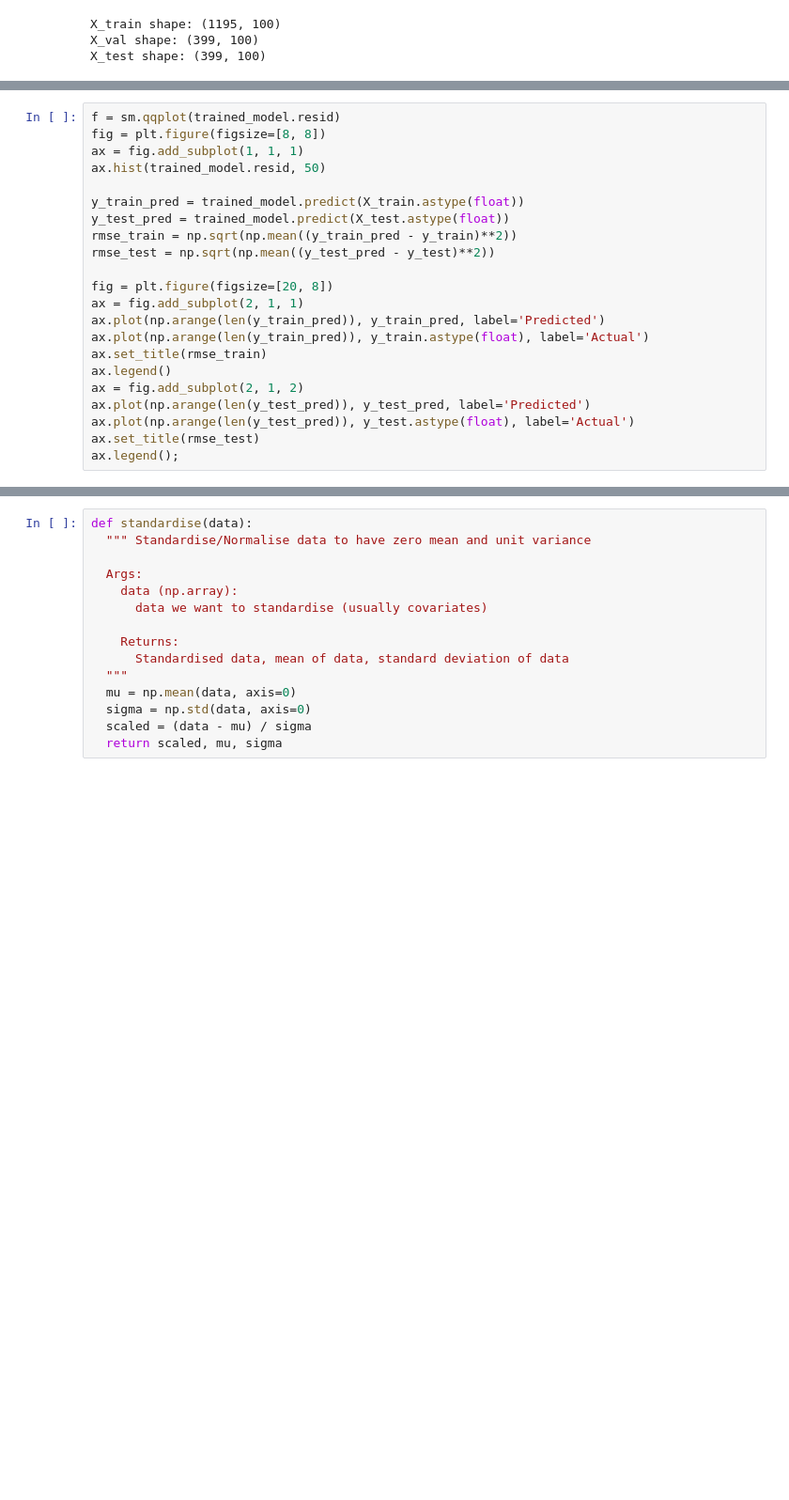
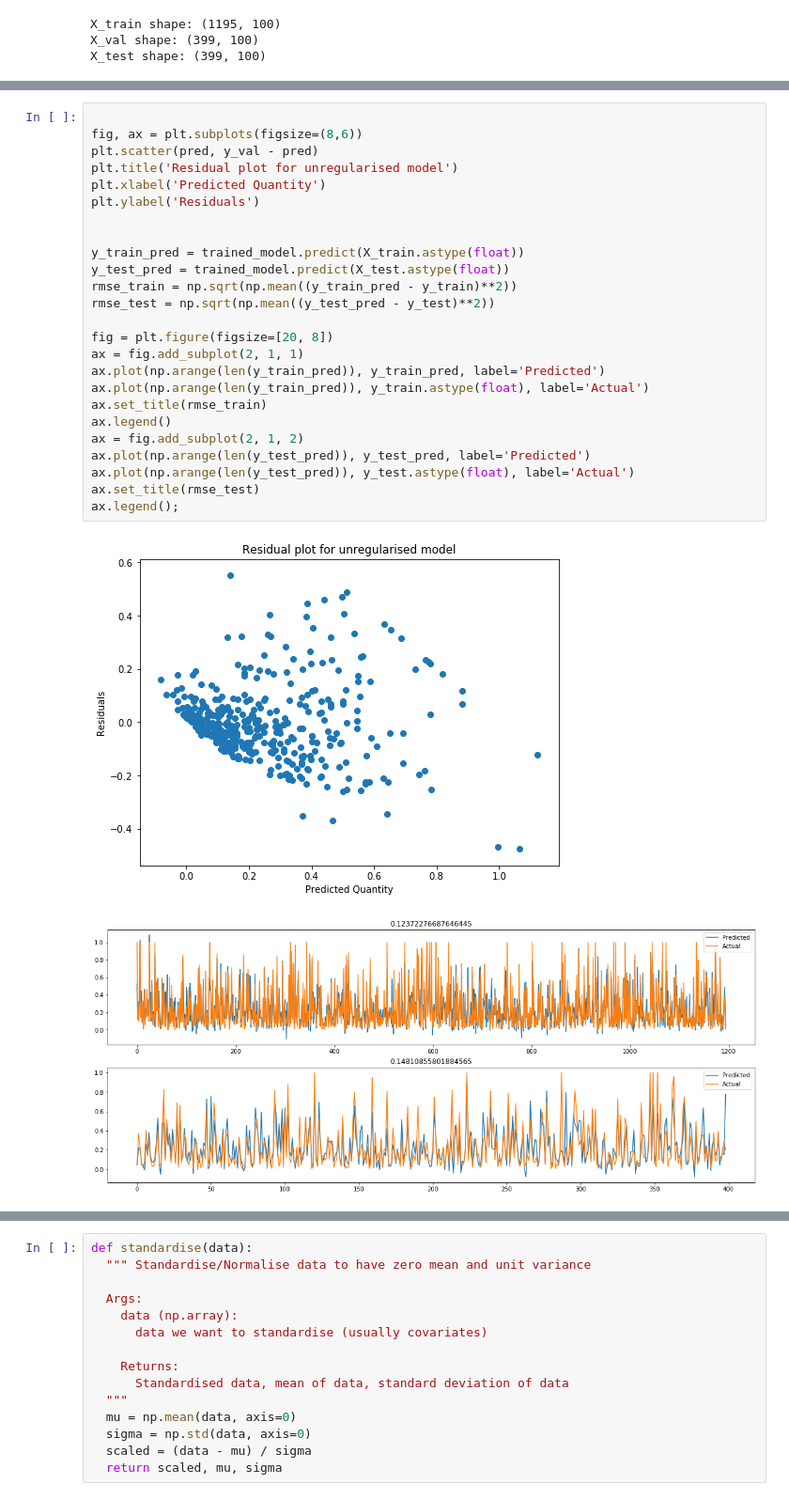
Before and after one commit to NiharR27/ML-Regression-and-Classification, a Jupyter notebook: ass/Q1/Q1.ipynb, the cells around one changed output, grey strips where cells are left out. Shown at 94% size. Saved outputs shown, nothing was run; the diff lists cells and outputs as text; blank space fills up the shorter version.

```diff
--- a/ass/Q1/Q1.ipynb
+++ b/ass/Q1/Q1.ipynb
@@ -151,27 +151,33 @@ Notes:
 [1] R² is computed without centering (uncentered) since the model does not contain a constant.
 [2] Standard Errors assume that the covariance matrix of the errors is correctly specified.
 # %%
-f = sm.qqplot(trained_model.resid)
-fig = plt.figure(figsize=[8, 8])
-ax = fig.add_subplot(1, 1, 1)
-ax.hist(trained_model.resid, 50)
+
+fig, ax = plt.subplots(figsize=(8,6))
+plt.scatter(pred, y_val - pred)
+plt.title('Residual plot for unregularised model')
+plt.xlabel('Predicted Quantity')
+plt.ylabel('Residuals')
+
 
 y_train_pred = trained_model.predict(X_train.astype(float))
 y_test_pred = trained_model.predict(X_test.astype(float))
 rmse_train = np.sqrt(np.mean((y_train_pred - y_train)**2))
 rmse_test = np.sqrt(np.mean((y_test_pred - y_test)**2))
 
 fig = plt.figure(figsize=[20, 8])
 ax = fig.add_subplot(2, 1, 1)
 ax.plot(np.arange(len(y_train_pred)), y_train_pred, label='Predicted')
 ax.plot(np.arange(len(y_train_pred)), y_train.astype(float), label='Actual')
 ax.set_title(rmse_train)
 ax.legend()
 ax = fig.add_subplot(2, 1, 2)
 ax.plot(np.arange(len(y_test_pred)), y_test_pred, label='Predicted')
 ax.plot(np.arange(len(y_test_pred)), y_test.astype(float), label='Actual')
 ax.set_title(rmse_test)
 ax.legend();
+# %% [output]
+[figure, added]
+[figure, added]
 # %%
 # Fit to Regression model
 model_sk = LinearRegression(fit_intercept = False).fit(X = X_train, y = y_train)
```
Also changed, not shown: parts of 6 cells of this notebook.
